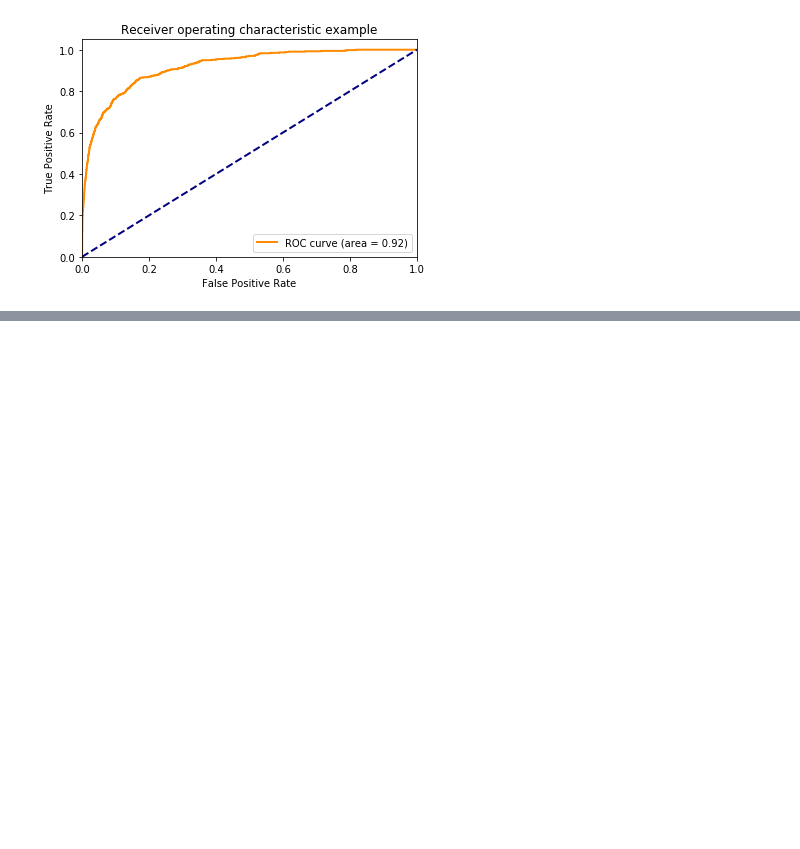
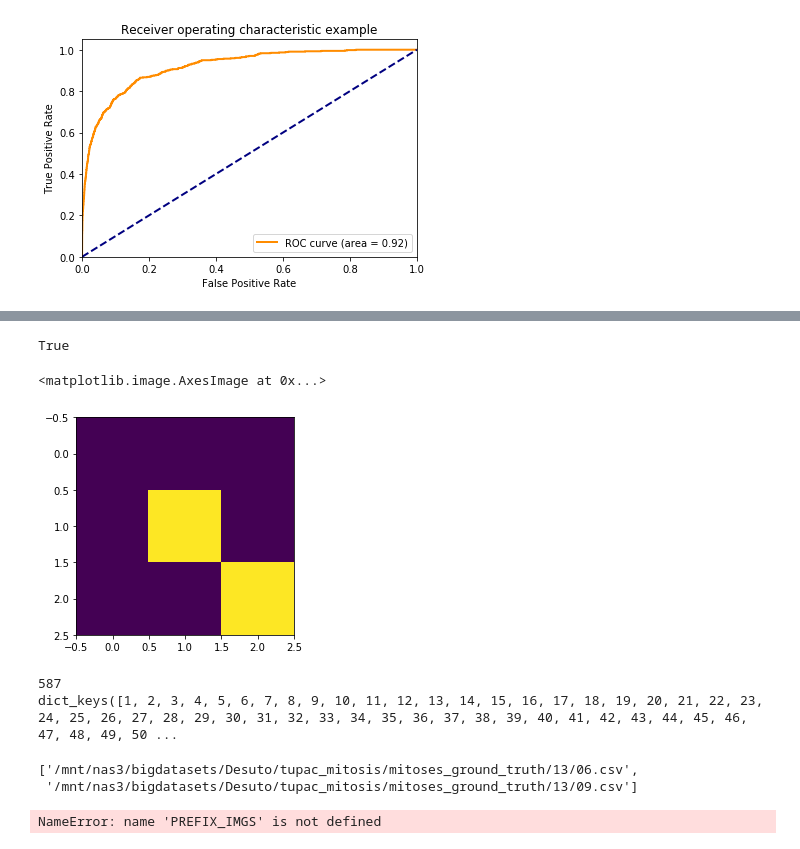
Before and after one commit to sebastianffx/stain_adversarial_learning, a Jupyter notebook: TUPAC_CNN_Train.ipynb, the cells around one changed output, grey strips where cells are left out. Saved outputs shown, nothing was run; the diff lists cells and outputs as text; code cells hidden in the pictures; blank space fills up the shorter version.

```diff
--- a/TUPAC_CNN_Train.ipynb
+++ b/TUPAC_CNN_Train.ipynb
@@ -231,3 +229,8 @@ Epoch 00010: saving model to /home/sebastian/local_experiments/staining/models/l
+# %%
+max_epochs = 10
+trainPhase = False
+if trainPhase:
+    model_mitosis.fit_generator(training_gen, epochs=max_epochs,verbose=1,callbacks=[checkpointer,tb_callback], validation_data=val_gen, validation_steps=20,steps_per_epoch=2000)
 # %%
 #Loading best model to check performance on test dataset
 path_model_weights ='/home/sebastian/local_experiments/staining/models/lafrange_model/baseline_lafrangedecay_skL_softmax_ADAM_weights.10-0.50.hdf5'
@@ -390,0 +394,45 @@ TypeError: 'NoneType' object is not callable
+# %%
+from sklearn.metrics.pairwise import manhattan_distances
+radius = 32
+smf = np.zeros(mf.shape)
+manhattan_distances([[p_m[0], p_m[1]]], [[p_m[0], p_m[1]]])[0][0] < 2*radius
+# %% [output]
+True
+# %%
+radius = 32
+smf = np.zeros(mf.shape)
+mf = all_probs[:,:,0]
+bin_mask_mf = np.array(mf> threshold,dtype=int)
+all_pairs_p = list(zip(np.nonzero(bin_mask_mf)[0],np.nonzero(bin_mask_mf)[1]))
+plt.imshow(np.multiply(mf,bin_mask_mf)[27:30,1372:1375])
+# %% [output]
+<matplotlib.image.AxesImage at 0x...>
+[figure, added]
+# %%
+
+list_csv = glob.glob(config.PATH_GT + '**/*.csv')
+print(len(list_csv))
+dict_image_csv = d={i:[] for i in list(1+np.arange(73))}
+for item in list_csv:
+    casenum = int(item.split('/')[-2])
+    if casenum in dict_image_csv.keys():
+        dict_image_csv[casenum].append(item)
+    else:
+        dict_image_csv[casenum] = []
+print(dict_image_csv.keys())
+# %% [output]
+587
+dict_keys([1, 2, 3, 4, 5, 6, 7, 8, 9, 10, 11, 12, 13, 14, 15, 16, 17, 18, 19, 20, 21, 22, 23, 24, 25, 26, 27, 28, 29, 30, 31, 32, 33, 34, 35, 36, 37, 38, 39, 40, 41, 42, 43, 44, 45, 46, 47, 48, 49, 50 ...
+# %%
+dict_image_csv[13]
+# %% [output]
+['/mnt/nas3/bigdatasets/Desuto/tupac_mitosis/mitoses_ground_truth/13/06.csv',
+ '/mnt/nas3/bigdatasets/Desuto/tupac_mitosis/mitoses_ground_truth/13/09.csv']
+# %%
+for idx_case in cases_test:
+    for csv_num in range(len(dict_image_csv[idx_case])):
+        csv_path = dict_image_csv[idx_case][csv_num]
+        coords_patches, patches = localize_mitosis_patches(csv_path)
+        print(coords_patches)
+# %% [output]
+NameError: name 'PREFIX_IMGS' is not defined
```
Also changed, not shown: parts of 19 cells of this notebook, 2 other files.
